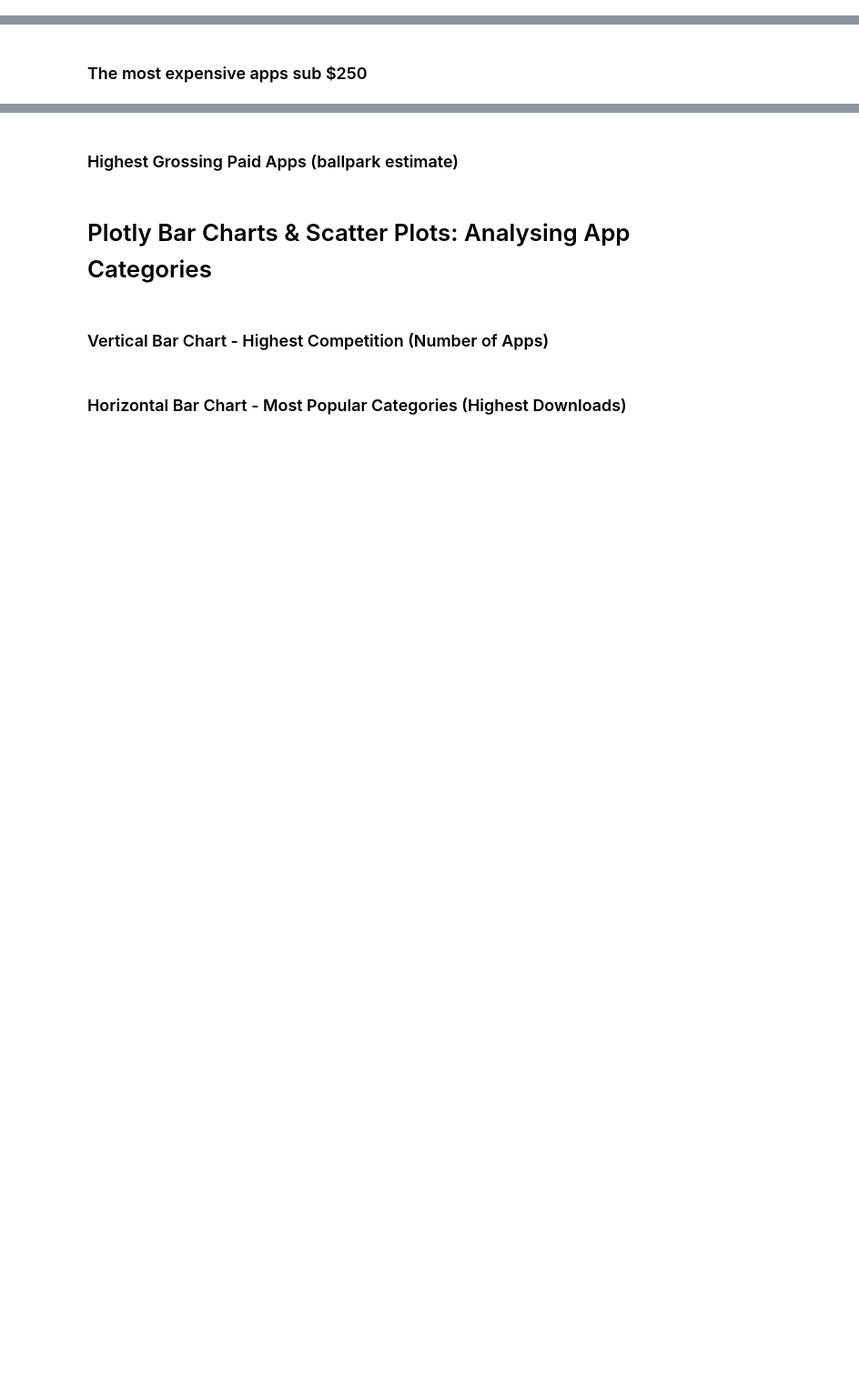
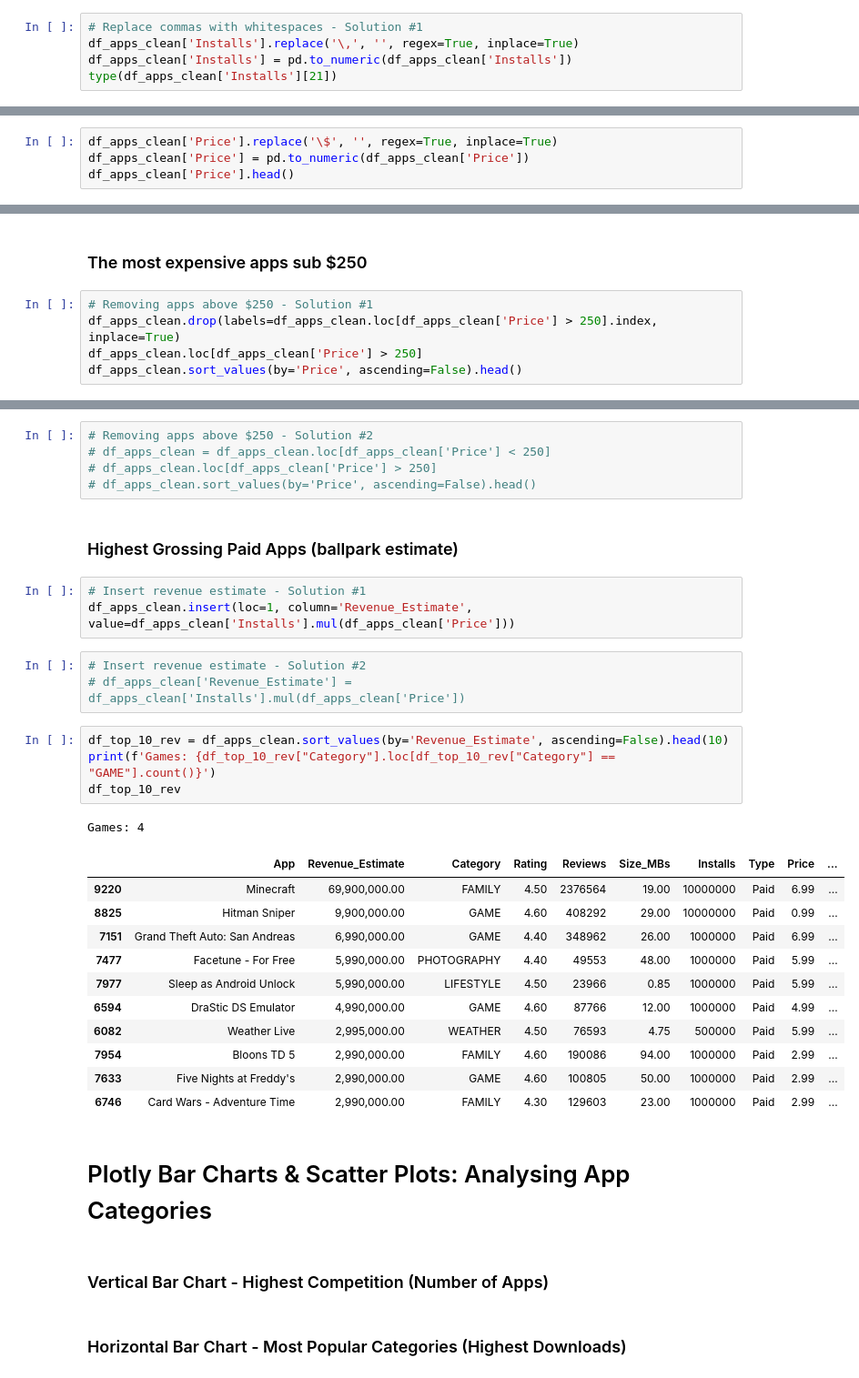
Before and after one commit to zoard-ehmann/100-days-of-python, a Jupyter notebook: Day75/Google_Play_Analytics/Google_Play_Store_App_Analytics.ipynb, the cells around one changed output, grey strips where cells are left out. Shown: that part at 91% size. Saved outputs shown, nothing was run; the diff lists cells and outputs as text; blank space fills up the shorter version.

Commit message:
Numeric type conversions and price data

```diff
--- a/Day75/Google_Play_Analytics/Google_Play_Store_App_Analytics.ipynb
+++ b/Day75/Google_Play_Analytics/Google_Play_Store_App_Analytics.ipynb
@@ -210,0 +231,5 @@ Convert the number of installations (the Installs column) to a numeric data type
+# %%
+# Replace commas with whitespaces - Solution #1
+df_apps_clean['Installs'].replace('\,', '', regex=True, inplace=True)
+df_apps_clean['Installs'] = pd.to_numeric(df_apps_clean['Installs'])
+type(df_apps_clean['Installs'][21])
@@ -220,0 +282,4 @@ Add a column called 'Revenue_Estimate' to the DataFrame. This column should hold
+# %%
+df_apps_clean['Price'].replace('\$', '', regex=True, inplace=True)
+df_apps_clean['Price'] = pd.to_numeric(df_apps_clean['Price'])
+df_apps_clean['Price'].head()
@@ -221,2 +293,7 @@ Add a column called 'Revenue_Estimate' to the DataFrame. This column should hold
 # %% [markdown]
 ### The most expensive apps sub $250
+# %%
+# Removing apps above $250 - Solution #1
+df_apps_clean.drop(labels=df_apps_clean.loc[df_apps_clean['Price'] > 250].index, inplace=True)
+df_apps_clean.loc[df_apps_clean['Price'] > 250]
+df_apps_clean.sort_values(by='Price', ascending=False).head()
@@ -223,5 +307,33 @@ Add a column called 'Revenue_Estimate' to the DataFrame. This column should hold
+# %%
+# Removing apps above $250 - Solution #2
+# df_apps_clean = df_apps_clean.loc[df_apps_clean['Price'] < 250]
+# df_apps_clean.loc[df_apps_clean['Price'] > 250]
+# df_apps_clean.sort_values(by='Price', ascending=False).head()
 # %% [markdown]
 ### Highest Grossing Paid Apps (ballpark estimate)
+# %%
+# Insert revenue estimate - Solution #1
+df_apps_clean.insert(loc=1, column='Revenue_Estimate', value=df_apps_clean['Installs'].mul(df_apps_clean['Price']))
+# %%
+# Insert revenue estimate - Solution #2
+# df_apps_clean['Revenue_Estimate'] = df_apps_clean['Installs'].mul(df_apps_clean['Price'])
+# %%
+df_top_10_rev = df_apps_clean.sort_values(by='Revenue_Estimate', ascending=False).head(10)
+print(f'Games: {df_top_10_rev["Category"].loc[df_top_10_rev["Category"] == "GAME"].count()}')
+df_top_10_rev
+# %% [output]
+Games: 4
+|  | App | Revenue_Estimate | Category | Rating | Reviews | Size_MBs | Installs | Type | Price | ... |
+| 9220 | Minecraft | 69,900,000.00 | FAMILY | 4.50 | 2376564 | 19.00 | 10000000 | Paid | 6.99 | ... |
+| 8825 | Hitman Sniper | 9,900,000.00 | GAME | 4.60 | 408292 | 29.00 | 10000000 | Paid | 0.99 | ... |
+| 7151 | Grand Theft Auto: San Andreas | 6,990,000.00 | GAME | 4.40 | 348962 | 26.00 | 1000000 | Paid | 6.99 | ... |
+| 7477 | Facetune - For Free | 5,990,000.00 | PHOTOGRAPHY | 4.40 | 49553 | 48.00 | 1000000 | Paid | 5.99 | ... |
+| 7977 | Sleep as Android Unlock | 5,990,000.00 | LIFESTYLE | 4.50 | 23966 | 0.85 | 1000000 | Paid | 5.99 | ... |
+| 6594 | DraStic DS Emulator | 4,990,000.00 | GAME | 4.60 | 87766 | 12.00 | 1000000 | Paid | 4.99 | ... |
+| 6082 | Weather Live | 2,995,000.00 | WEATHER | 4.50 | 76593 | 4.75 | 500000 | Paid | 5.99 | ... |
+| 7954 | Bloons TD 5 | 2,990,000.00 | FAMILY | 4.60 | 190086 | 94.00 | 1000000 | Paid | 2.99 | ... |
+| 7633 | Five Nights at Freddy's | 2,990,000.00 | GAME | 4.60 | 100805 | 50.00 | 1000000 | Paid | 2.99 | ... |
+| 6746 | Card Wars - Adventure Time | 2,990,000.00 | FAMILY | 4.30 | 129603 | 23.00 | 1000000 | Paid | 2.99 | ... |
 # %% [markdown]
 # Plotly Bar Charts & Scatter Plots: Analysing App Categories
 # %% [markdown]
```
Also changed, not shown: parts of 8 cells of this notebook.
